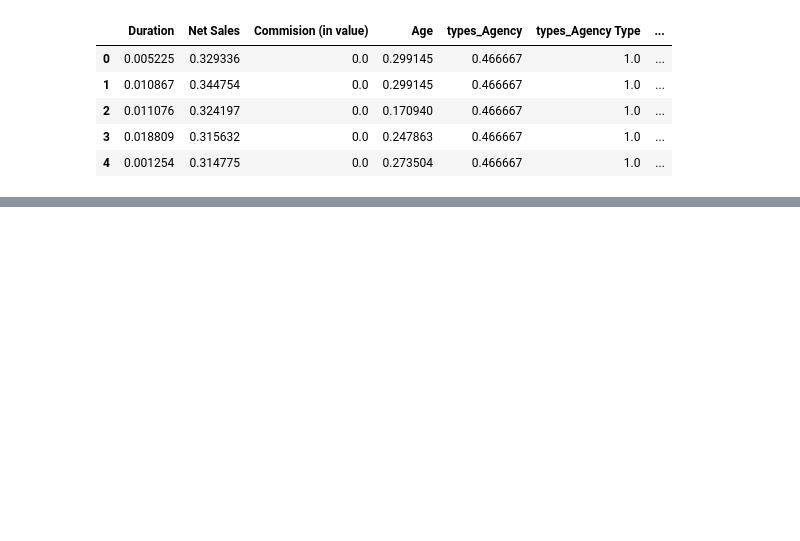
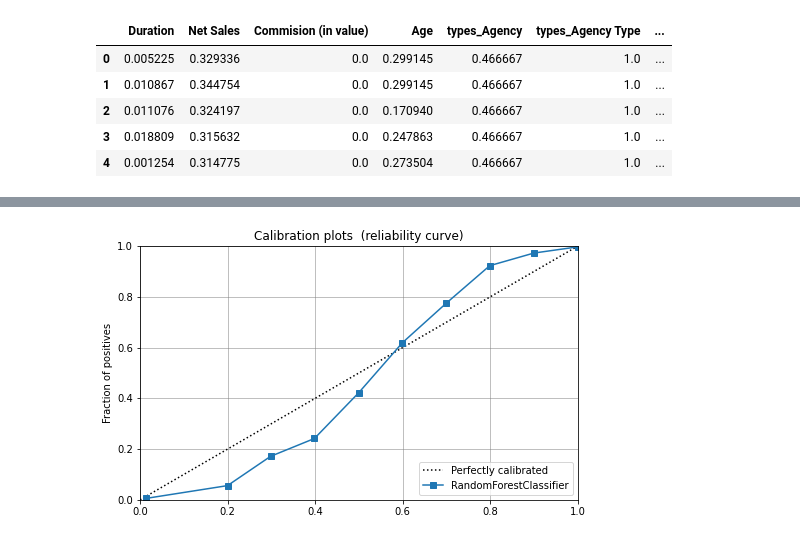
Before and after one commit to bhanuteja2001/AI_Curriculum, a Jupyter notebook: Pycaret.ipynb, the cells around one changed output, grey strips where cells are left out. Saved outputs shown, nothing was run; the diff lists cells and outputs as text; code cells hidden in the pictures; blank space fills up the shorter version.

```diff
--- a/Pycaret.ipynb
+++ b/Pycaret.ipynb
@@ -124,0 +163,2 @@ files.download('pycaret_imp.csv')
+# %%
+rf = create_model('rf', round = 2)
@@ -124,0 +195,4 @@ files.download('pycaret_imp.csv')
+# %%
+plot_model(rf, plot='calibration')
+# %% [output]
+[figure, added]
```
Also changed, not shown: parts of 28 cells of this notebook.
